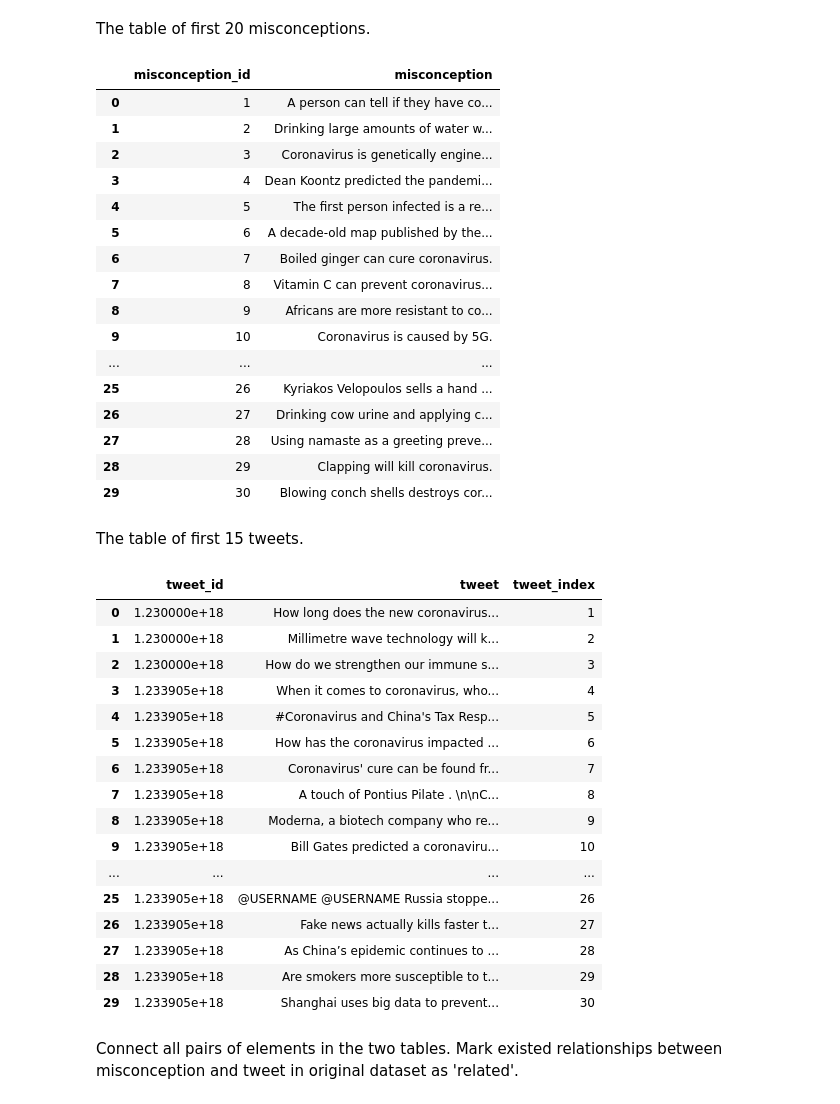
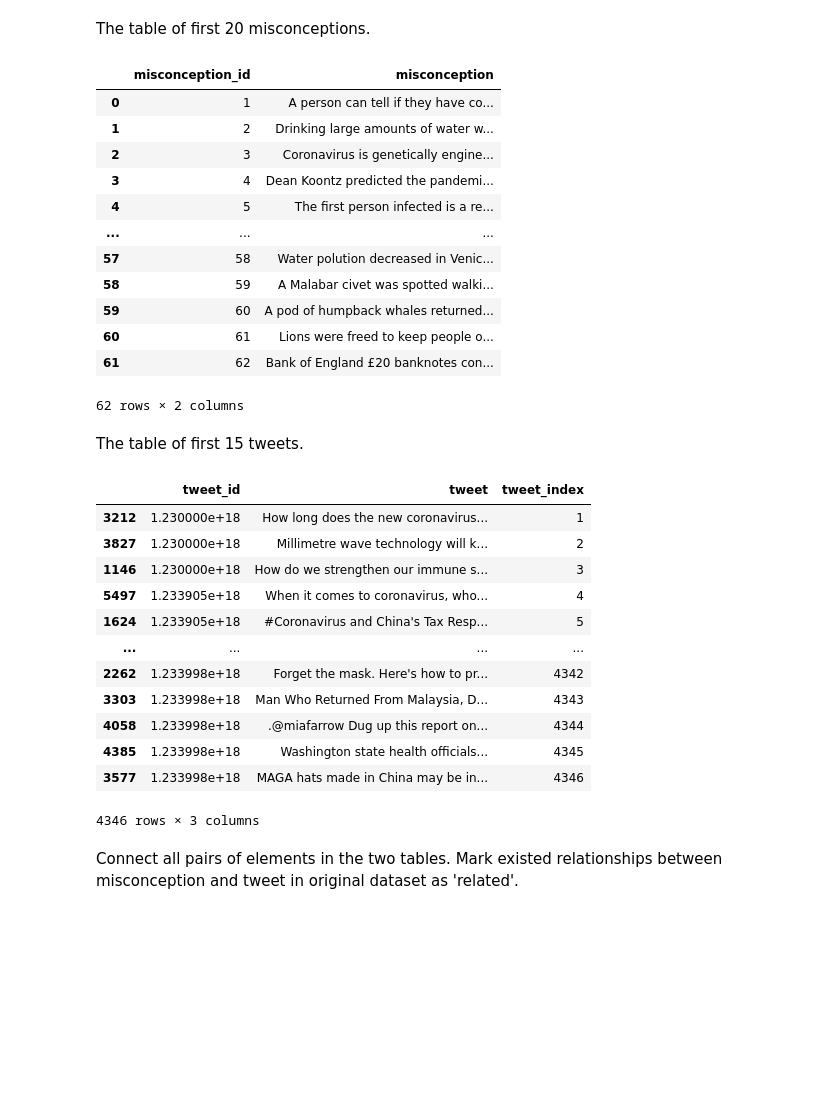
Before and after one commit to GYIKOO/UCIMLHackathon21, a Jupyter notebook: Classification.ipynb, the cells around one changed output. Drawn from its saved outputs; the diff is of its cells as text; code cells hidden in the pictures; blank space fills up the shorter version.

```diff
--- a/Classification.ipynb
+++ b/Classification.ipynb
@@ -76,6 +62,7 @@ The table of first 20 misconceptions.
 # %%
 miscon_df = df[['misconception_id','misconception']].drop_duplicates(subset='misconception_id').sort_values(by='misconception_id').reset_index(drop=True)
 mini_mdf = miscon_df[:30].reset_index(drop=True)
+mini_mdf = miscon_df
 mini_mdf
 # %% [output]
 |  | misconception_id | misconception |
@@ -84,41 +71,34 @@ mini_mdf
 | 2 | 3 | Coronavirus is genetically engine... |
 | 3 | 4 | Dean Koontz predicted the pandemi... |
 | 4 | 5 | The first person infected is a re... |
-| 5 | 6 | A decade-old map published by the... |
-| 6 | 7 | Boiled ginger can cure coronavirus. |
-| 7 | 8 | Vitamin C can prevent coronavirus... |
-| 8 | 9 | Africans are more resistant to co... |
-| 9 | 10 | Coronavirus is caused by 5G. |
 | ... | ... | ... |
-| 25 | 26 | Kyriakos Velopoulos sells a hand ... |
-| 26 | 27 | Drinking cow urine and applying c... |
-| 27 | 28 | Using namaste as a greeting preve... |
-| 28 | 29 | Clapping will kill coronavirus. |
-| 29 | 30 | Blowing conch shells destroys cor... |
+| 57 | 58 | Water polution decreased in Venic... |
+| 58 | 59 | A Malabar civet was spotted walki... |
+| 59 | 60 | A pod of humpback whales returned... |
+| 60 | 61 | Lions were freed to keep people o... |
+| 61 | 62 | Bank of England £20 banknotes con... |
+62 rows × 2 columns
 # %% [markdown]
 The table of first 15 tweets.
 # %%
 tweets_df = df[['tweet_id','tweet']].drop_duplicates(subset='tweet').sort_values(by='tweet_id')
 mini_tdf = tweets_df[:30].reset_index(drop=True)
+mini_tdf = tweets_df
 mini_tdf = mini_tdf.assign(tweet_index = [i for i in range(1,len(mini_tdf)+1)])
 mini_tdf
 # %% [output]
 |  | tweet_id | tweet | tweet_index |
-| 0 | 1.230000e+18 | How long does the new coronavirus... | 1 |
-| 1 | 1.230000e+18 | Millimetre wave technology will k... | 2 |
-| 2 | 1.230000e+18 | How do we strengthen our immune s... | 3 |
-| 3 | 1.233905e+18 | When it comes to coronavirus, who... | 4 |
-| 4 | 1.233905e+18 | #Coronavirus and China's Tax Resp... | 5 |
-| 5 | 1.233905e+18 | How has the coronavirus impacted ... | 6 |
-| 6 | 1.233905e+18 | Coronavirus' cure can be found fr... | 7 |
-| 7 | 1.233905e+18 | A touch of Pontius Pilate . \n\nC... | 8 |
-| 8 | 1.233905e+18 | Moderna, a biotech company who re... | 9 |
-| 9 | 1.233905e+18 | Bill Gates predicted a coronaviru... | 10 |
+| 3212 | 1.230000e+18 | How long does the new coronavirus... | 1 |
+| 3827 | 1.230000e+18 | Millimetre wave technology will k... | 2 |
+| 1146 | 1.230000e+18 | How do we strengthen our immune s... | 3 |
+| 5497 | 1.233905e+18 | When it comes to coronavirus, who... | 4 |
+| 1624 | 1.233905e+18 | #Coronavirus and China's Tax Resp... | 5 |
 | ... | ... | ... | ... |
-| 25 | 1.233905e+18 | @USERNAME @USERNAME Russia stoppe... | 26 |
-| 26 | 1.233905e+18 | Fake news actually kills faster t... | 27 |
-| 27 | 1.233905e+18 | As China’s epidemic continues to ... | 28 |
-| 28 | 1.233905e+18 | Are smokers more susceptible to t... | 29 |
-| 29 | 1.233905e+18 | Shanghai uses big data to prevent... | 30 |
+| 2262 | 1.233998e+18 | Forget the mask. Here's how to pr... | 4342 |
+| 3303 | 1.233998e+18 | Man Who Returned From Malaysia, D... | 4343 |
+| 4058 | 1.233998e+18 | .@miafarrow Dug up this report on... | 4344 |
+| 4385 | 1.233998e+18 | Washington state health officials... | 4345 |
+| 3577 | 1.233998e+18 | MAGA hats made in China may be in... | 4346 |
+4346 rows × 3 columns
 # %% [markdown]
 Connect all pairs of elements in the two tables. Mark existed relationships between misconception and tweet in original dataset as 'related'.
```
Also changed, not shown: parts of 21 cells of this notebook.
